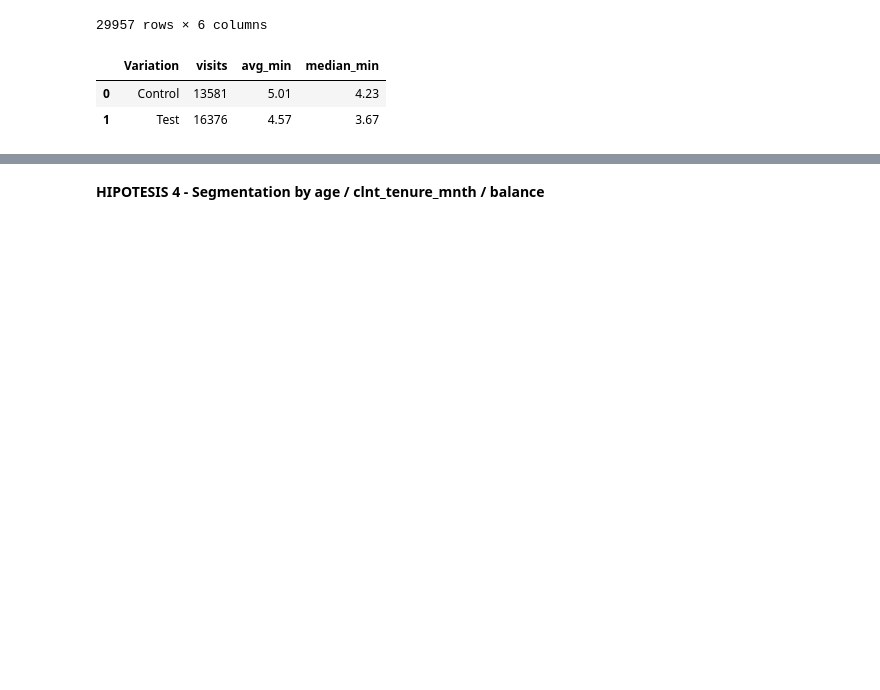
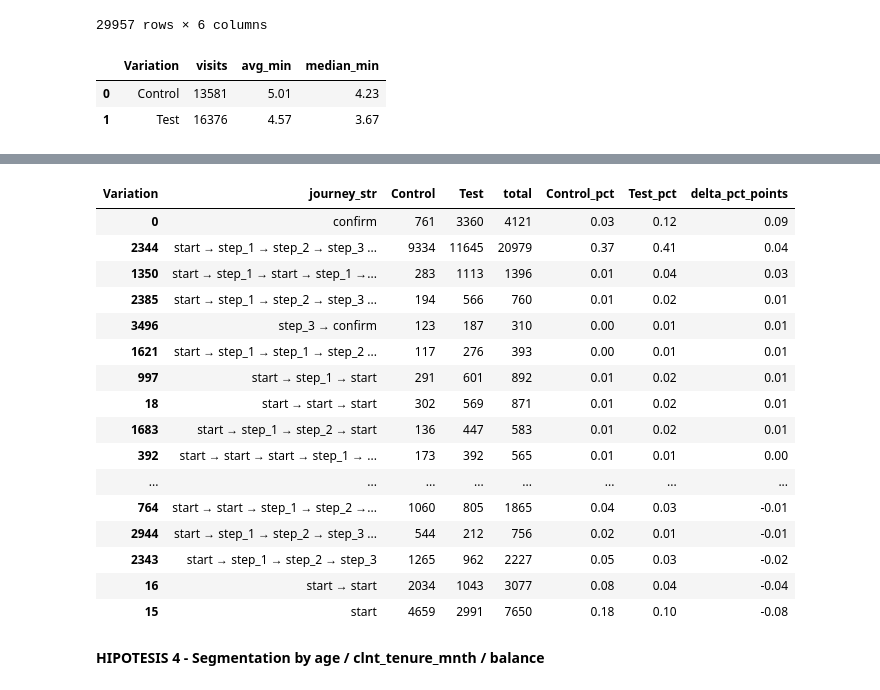
Before and after one commit to marlene-alcobendas/Project5_ABtesting_PowerBI, a Jupyter notebook: ABtesting.ipynb, the cells around one changed output, grey strips where cells are left out. Drawn from its saved outputs; the diff is of its cells as text; code cells hidden in the pictures; blank space fills up the shorter version.

```diff
--- a/ABtesting.ipynb
+++ b/ABtesting.ipynb
@@ -777,3 +766,56 @@ df_analysis_clean.to_csv("database/df_analysis_clean_for_power_bi.csv", index=Fa
+# %%
+# 2) Count journeys by variation
+journey_by_var = (
+    journeys.groupby(["journey_tuple", "Variation"])
+    .size()
+    .unstack(fill_value=0)
+    .reset_index()
+)
+
+# Asegurar columnas aunque falte alguna en datos
+for col in ["Control", "Test"]:
+    if col not in journey_by_var.columns:
+        journey_by_var[col] = 0
+
+# 3) Total y selección Top N
+journey_by_var["total"] = journey_by_var["Control"] + journey_by_var["Test"]
+journey_by_var = journey_by_var.sort_values("total", ascending=False).head(TOP_N)
+
+# 4) % dentro de cada variation (para comparabilidad)
+journey_by_var["Control_pct"] = (journey_by_var["Control"] / journey_by_var["Control"].sum()).round(2)
+journey_by_var["Test_pct"] = (journey_by_var["Test"] / journey_by_var["Test"].sum()).round(2)
+
+# 5) Formato legible
+journey_by_var["journey_str"] = journey_by_var["journey_tuple"].apply(lambda x: " → ".join(x))
+
+# 6) Difference beteween Test and Control in percentage points
+journey_by_var["delta_pct_points"] = (journey_by_var["Test_pct"] - journey_by_var["Control_pct"]).round(2)
+
+# 7) Output final (ordenado por mayor diferencia)
+result_top_journeys = (
+    journey_by_var[["journey_str", "Control", "Test", "total", "Control_pct", "Test_pct", "delta_pct_points"]]
+    .sort_values("delta_pct_points", ascending=False)
+)
+
+result_top_journeys
+# %% [output]
+| Variation | journey_str | Control | Test | total | Control_pct | Test_pct | delta_pct_points |
+| 0 | confirm | 761 | 3360 | 4121 | 0.03 | 0.12 | 0.09 |
+| 2344 | start → step_1 → step_2 → step_3 ... | 9334 | 11645 | 20979 | 0.37 | 0.41 | 0.04 |
+| 1350 | start → step_1 → start → step_1 →... | 283 | 1113 | 1396 | 0.01 | 0.04 | 0.03 |
+| 2385 | start → step_1 → step_2 → step_3 ... | 194 | 566 | 760 | 0.01 | 0.02 | 0.01 |
+| 3496 | step_3 → confirm | 123 | 187 | 310 | 0.00 | 0.01 | 0.01 |
+| 1621 | start → step_1 → step_1 → step_2 ... | 117 | 276 | 393 | 0.00 | 0.01 | 0.01 |
+| 997 | start → step_1 → start | 291 | 601 | 892 | 0.01 | 0.02 | 0.01 |
+| 18 | start → start → start | 302 | 569 | 871 | 0.01 | 0.02 | 0.01 |
+| 1683 | start → step_1 → step_2 → start | 136 | 447 | 583 | 0.01 | 0.02 | 0.01 |
+| 392 | start → start → start → step_1 → ... | 173 | 392 | 565 | 0.01 | 0.01 | 0.00 |
+| ... | ... | ... | ... | ... | ... | ... | ... |
+| 764 | start → start → step_1 → step_2 →... | 1060 | 805 | 1865 | 0.04 | 0.03 | -0.01 |
+| 2944 | start → step_1 → step_2 → step_3 ... | 544 | 212 | 756 | 0.02 | 0.01 | -0.01 |
+| 2343 | start → step_1 → step_2 → step_3 | 1265 | 962 | 2227 | 0.05 | 0.03 | -0.02 |
+| 16 | start → start | 2034 | 1043 | 3077 | 0.08 | 0.04 | -0.04 |
+| 15 | start | 4659 | 2991 | 7650 | 0.18 | 0.10 | -0.08 |
 # %% [markdown]
 **HIPOTESIS 4 - Segmentation by age / clnt_tenure_mnth / balance**
 # %%
```
Also changed, not shown: parts of 9 cells of this notebook, 2 other files.
